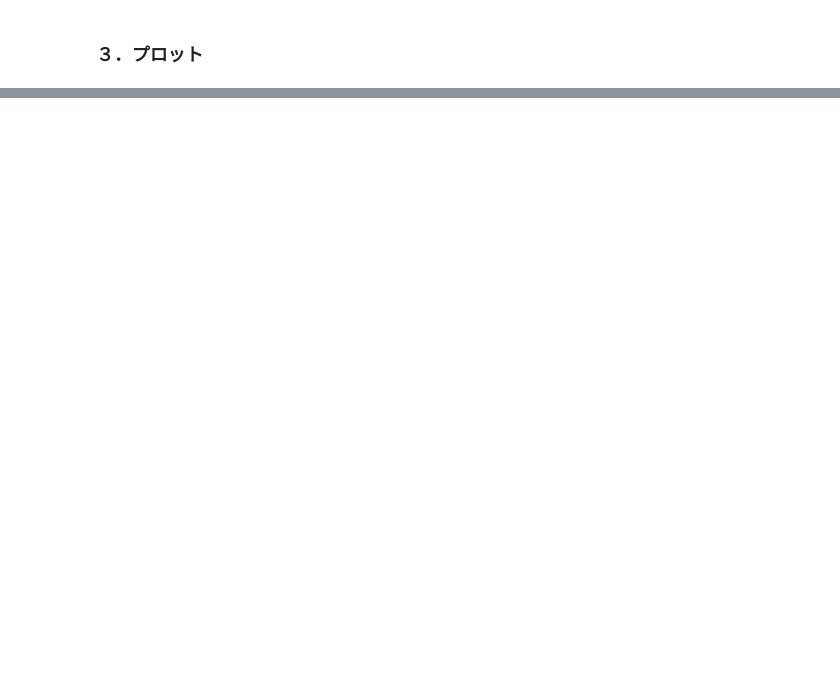
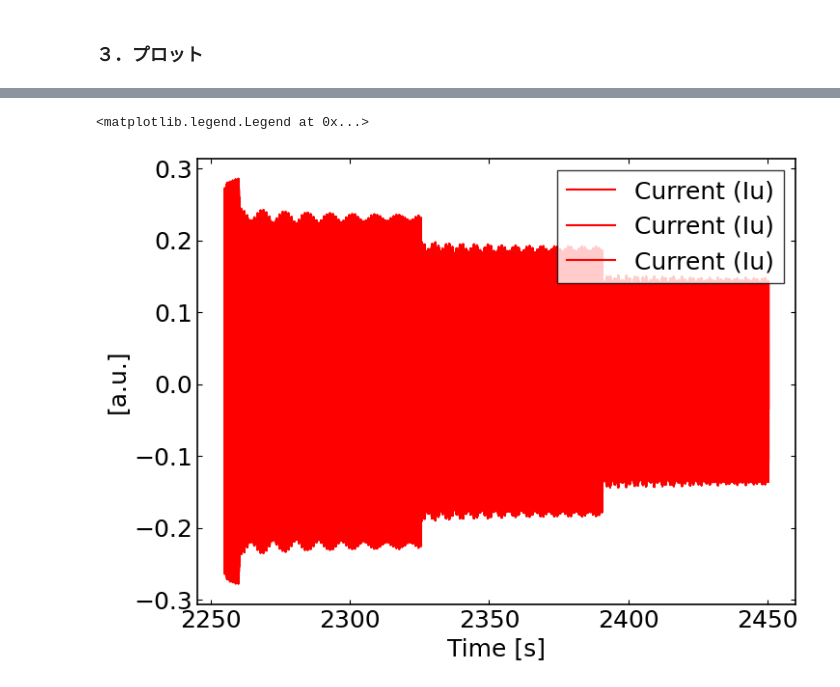
Before and after one commit to Ryoaki374/ipmu_DAQ, a Jupyter notebook: src/hdf2csv.ipynb, the cells around one changed output, grey strips where cells are left out. Drawn from its saved outputs; the diff is of its cells as text; code cells hidden in the pictures; blank space fills up the shorter version.

```diff
--- a/src/hdf2csv.ipynb
+++ b/src/hdf2csv.ipynb
@@ -84,0 +170,14 @@ ax.legend()
+# %%
+fig, ax = plt.subplots(figsize=(8, 6))
+ax.plot(df_data["current_reduction/current_20"]["rel_time"][:], df_data["current_reduction/current_20"]["Iu"][:], label="Current (Iu)", color="red",)
+ax.plot(df_data["current_reduction/current_25"]["rel_time"][:], df_data["current_reduction/current_25"]["Iu"][:], label="Current (Iu)", color="red",)
+ax.plot(df_data["current_reduction/current_30"]["rel_time"][:], df_data["current_reduction/current_30"]["Iu"][:], label="Current (Iu)", color="red",)
+#ax.plot(df_data["current_reduction/current_20"]["rel_time"][:1000], df_data["current_reduction/current_20"]["Vu"][:1000], label="Voltage (Vu)", color="blue",)
+
+ax.set_xlabel("Time [s]")
+ax.set_ylabel("[a.u.]")
+
+ax.legend()
+# %% [output]
+<matplotlib.legend.Legend at 0x...>
+[figure, added]
```
Also changed, not shown: parts of 11 cells of this notebook, 12 other files.
